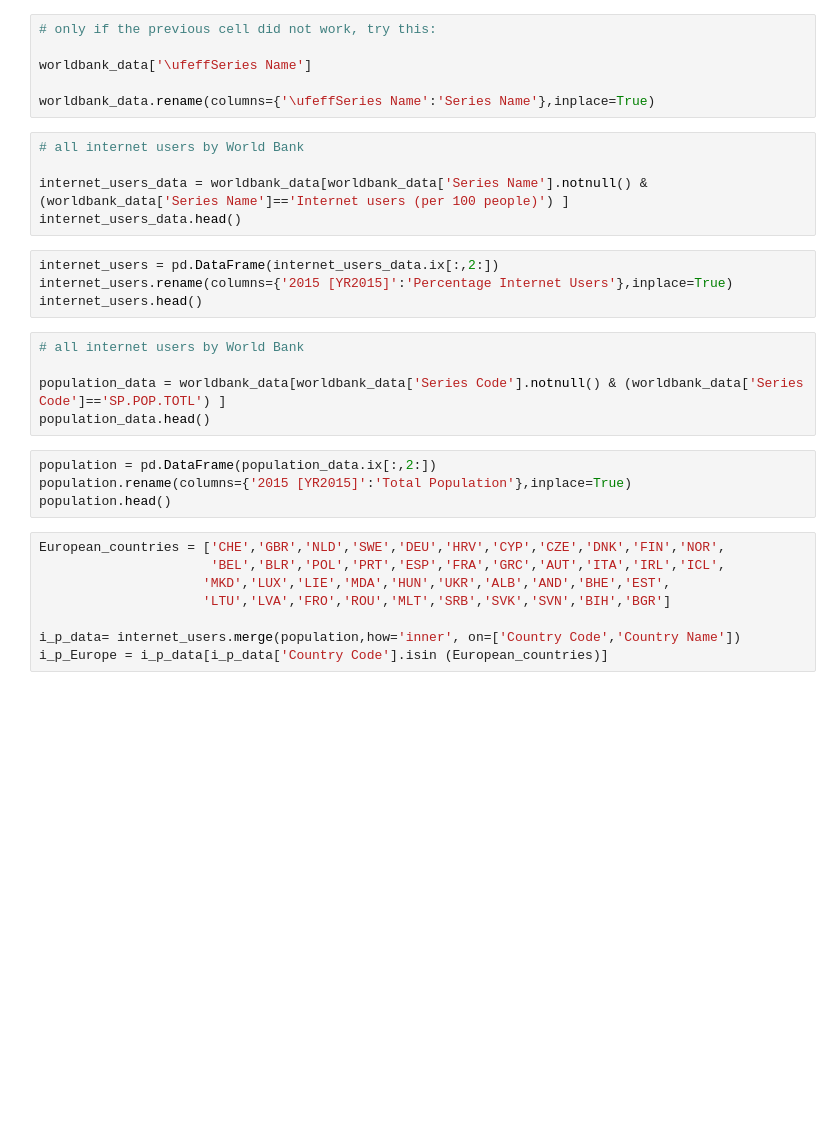
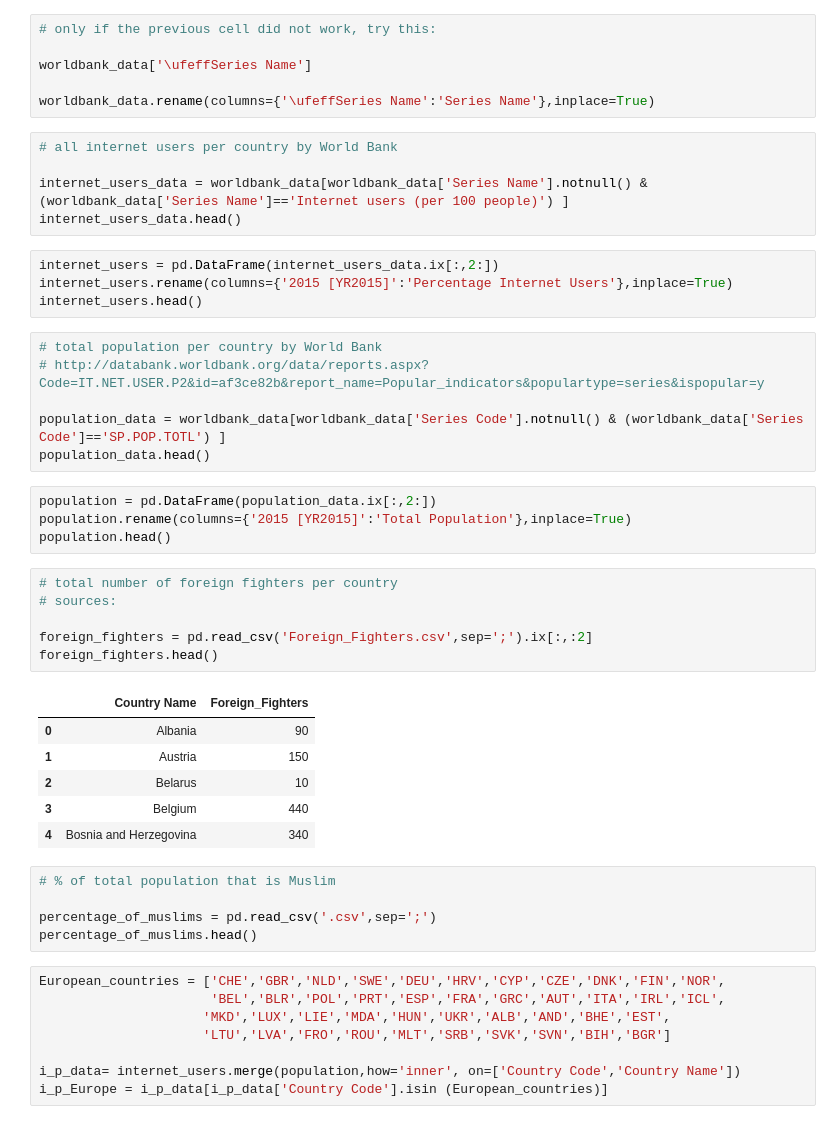
Before and after one commit to waternk/adv_sd_rad_model, a Jupyter notebook: assignment_2/Spatial Radicalization.ipynb, the cells around one changed output. Saved outputs shown, nothing was run; the diff lists cells and outputs as text; blank space fills up the shorter version.

```diff
--- a/assignment_2/Spatial Radicalization.ipynb
+++ b/assignment_2/Spatial Radicalization.ipynb
@@ -42,7 +42,7 @@ worldbank_data['\ufeffSeries Name']
 
 worldbank_data.rename(columns={'\ufeffSeries Name':'Series Name'},inplace=True)
 # %%
-# all internet users by World Bank
+# all internet users per country by World Bank
 
 internet_users_data = worldbank_data[worldbank_data['Series Name'].notnull() & (worldbank_data['Series Name']=='Internet users (per 100 people)') ]
 internet_users_data.head()
@@ -51,7 +51,8 @@ internet_users = pd.DataFrame(internet_users_data.ix[:,2:])
 internet_users.rename(columns={'2015 [YR2015]':'Percentage Internet Users'},inplace=True)
 internet_users.head()
 # %%
-# all internet users by World Bank
+# total population per country by World Bank
+# http://databank.worldbank.org/data/reports.aspx?Code=IT.NET.USER.P2&id=af3ce82b&report_name=Popular_indicators&populartype=series&ispopular=y
 
 population_data = worldbank_data[worldbank_data['Series Code'].notnull() & (worldbank_data['Series Code']=='SP.POP.TOTL') ]
 population_data.head()
@@ -59,6 +60,24 @@ population_data.head()
 population = pd.DataFrame(population_data.ix[:,2:])
 population.rename(columns={'2015 [YR2015]':'Total Population'},inplace=True)
 population.head()
+# %%
+# total number of foreign fighters per country
+# sources:
+
+foreign_fighters = pd.read_csv('Foreign_Fighters.csv',sep=';').ix[:,:2]
+foreign_fighters.head()
+# %% [output]
+|  | Country Name | Foreign_Fighters |
+| 0 | Albania | 90 |
+| 1 | Austria | 150 |
+| 2 | Belarus | 10 |
+| 3 | Belgium | 440 |
+| 4 | Bosnia and Herzegovina | 340 |
+# %%
+# % of total population that is Muslim
+
+percentage_of_muslims = pd.read_csv('.csv',sep=';')
+percentage_of_muslims.head()
 # %%
 European_countries = ['CHE','GBR','NLD','SWE','DEU','HRV','CYP','CZE','DNK','FIN','NOR',
                       'BEL','BLR','POL','PRT','ESP','FRA','GRC','AUT','ITA','IRL','ICL',
```
Also changed, not shown: parts of 1 cell of this notebook, 3 other files.
